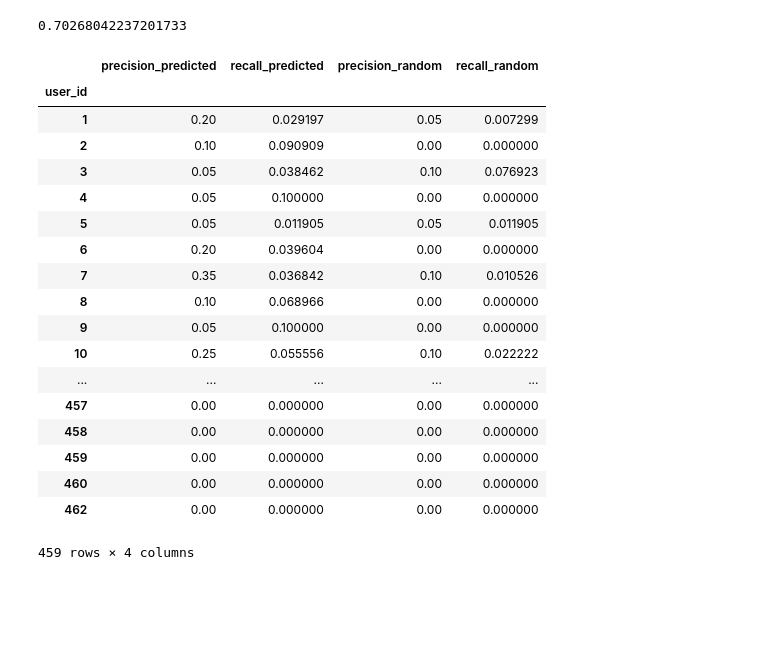
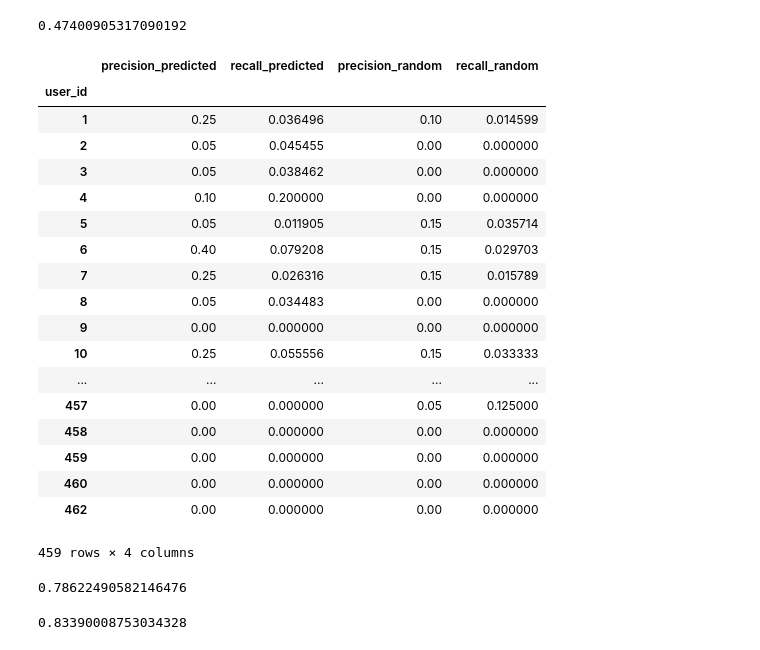
Before and after one commit to hakatan/Sachar, a Jupyter notebook: Task2.ipynb, the cells around one changed output. Saved outputs shown, nothing was run; the diff lists cells and outputs as text; code cells hidden in the pictures; blank space fills up the shorter version.

```diff
--- a/Task2.ipynb
+++ b/Task2.ipynb
@@ -35,18 +35,19 @@ df_train_x_test = merged_item_info_rating_test[['unknown','Action','Adventure','
 df_train_y_test = merged_item_info_rating_test[['item_id','rating']].set_index(['item_id'])
 
 
-model = LinearRegression()
-model.fit(df_train_x_train, df_train_y_train)
-model.score(df_train_x_train, df_train_y_train)
+# model = LinearRegression()
+# model.fit(df_train_x_train, df_train_y_train)
+# model.score(df_train_x_train, df_train_y_train)
 
-y_pred = model.predict(df_train_x_test)
+# y_pred = model.predict(df_train_x_test)
 
-df_train_y_test['prediction'] = y_pred
+df_train_y_test['prediction'] = df_train_y_train['rating']
+df_train_y_test = df_train_y_test.dropna()
 
 MAE = mean_absolute_error(df_train_y_test['rating'], df_train_y_test['prediction'])
 display(MAE)
 # %% [output]
-0.70268042237201733
+0.47400905317090192
 # %%
 sorted_df_train_y_test = df_train_y_test.sort_values(by = 'prediction',ascending=False)
 
@@ -62,48 +63,86 @@ user_precision_predicted = []
 user_recall_predicted = []
 user_precision_random = []
 user_recall_random = []
 
 user_data_frame = []
 
 
 for user in df_user_item_rating_test['user_id'].unique():
     lst[user] = df_user_item_rating_train.loc[df_user_item_rating_train['user_id'] == user]['item_id']
     predicted_recommand[user] = sorted_df_train_y_test.loc[~sorted_df_train_y_test.index.isin(lst[user])].head(20).index
-    random_recommand[user] = sorted_df_train_y_test.sample(20).index
+    random_recommand[user] = sorted_df_train_y_test.loc[~sorted_df_train_y_test.index.isin(lst[user])].sample(20).index
     lst_test_actual[user] = df_user_item_rating_test.loc[df_user_item_rating_test['user_id'] == user]['item_id']
     user_precision_predicted.append(len(set(lst_test_actual[user]).intersection(predicted_recommand[user])) / 20.0)
     user_recall_predicted.append(len(set(lst_test_actual[user]).intersection(predicted_recommand[user])) / (len(lst_test_actual[user]) * 1.0))
     user_precision_random.append(len(set(lst_test_actual[user]).intersection(random_recommand[user])) / 20.0)
     user_recall_random.append(len(set(lst_test_actual[user]).intersection(random_recommand[user])) / (len(lst_test_actual[user]) * 1.0))
     user_data_frame.append(user)
 
 raw_data = {}
 raw_data['user_id'] = user_data_frame
 raw_data['precision_predicted'] = user_precision_predicted
 raw_data['recall_predicted'] = user_recall_predicted
 raw_data['precision_random'] = user_precision_random
 raw_data['recall_random'] = user_recall_random
 
 df_analitics = pd.DataFrame(data = raw_data,index = [user_data_frame],columns = ['user_id','precision_predicted','recall_predicted','precision_random','recall_random'])
 df_analitics = df_analitics.set_index(['user_id'])
 display(df_analitics)
 # %% [output]
 |  | precision_predicted | recall_predicted | precision_random | recall_random |
 | user_id |  |  |  |  |
-| 1 | 0.20 | 0.029197 | 0.05 | 0.007299 |
-| 2 | 0.10 | 0.090909 | 0.00 | 0.000000 |
-| 3 | 0.05 | 0.038462 | 0.10 | 0.076923 |
-| 4 | 0.05 | 0.100000 | 0.00 | 0.000000 |
-| 5 | 0.05 | 0.011905 | 0.05 | 0.011905 |
-| 6 | 0.20 | 0.039604 | 0.00 | 0.000000 |
-| 7 | 0.35 | 0.036842 | 0.10 | 0.010526 |
-| 8 | 0.10 | 0.068966 | 0.00 | 0.000000 |
-| 9 | 0.05 | 0.100000 | 0.00 | 0.000000 |
-| 10 | 0.25 | 0.055556 | 0.10 | 0.022222 |
+| 1 | 0.25 | 0.036496 | 0.10 | 0.014599 |
+| 2 | 0.05 | 0.045455 | 0.00 | 0.000000 |
+| 3 | 0.05 | 0.038462 | 0.00 | 0.000000 |
+| 4 | 0.10 | 0.200000 | 0.00 | 0.000000 |
+| 5 | 0.05 | 0.011905 | 0.15 | 0.035714 |
+| 6 | 0.40 | 0.079208 | 0.15 | 0.029703 |
+| 7 | 0.25 | 0.026316 | 0.15 | 0.015789 |
+| 8 | 0.05 | 0.034483 | 0.00 | 0.000000 |
+| 9 | 0.00 | 0.000000 | 0.00 | 0.000000 |
+| 10 | 0.25 | 0.055556 | 0.15 | 0.033333 |
 | ... | ... | ... | ... | ... |
-| 457 | 0.00 | 0.000000 | 0.00 | 0.000000 |
+| 457 | 0.00 | 0.000000 | 0.05 | 0.125000 |
 | 458 | 0.00 | 0.000000 | 0.00 | 0.000000 |
 | 459 | 0.00 | 0.000000 | 0.00 | 0.000000 |
 | 460 | 0.00 | 0.000000 | 0.00 | 0.000000 |
 | 462 | 0.00 | 0.000000 | 0.00 | 0.000000 |
 459 rows × 4 columns
+# %%
+df_users = pd.read_csv(".\\ml-100k_u1\\u.user",delimiter='|',names=['user_id','age','gender','occupation','zip_code'])
+
+#train
+df_users_base=pd.merge(df_users,df_user_item_rating_train)
+
+df_male_rating=df_users_base.loc[df_users_base['gender']== 'M'][['item_id','rating']]
+df_female_rating=df_users_base.loc[df_users_base['gender']== 'F'][['item_id','rating']]
+
+df_male_mean_train=df_male_rating.groupby('item_id',as_index=False).mean()
+df_female_mean_train=df_female_rating.groupby('item_id',as_index=False).mean()
+
+#test
+df_users_test=pd.merge(df_users,df_user_item_rating_test)
+
+df_male_rating=df_users_test.loc[df_users_base['gender']== 'M'][['item_id','rating']]
+df_female_rating=df_users_test.loc[df_users_base['gender']== 'F'][['item_id','rating']]
+
+df_male_mean_test=df_male_rating.groupby('item_id',as_index=False).mean().set_index(['item_id'])
+df_female_mean_test=df_female_rating.groupby('item_id',as_index=False).mean().set_index(['item_id'])
+
+
+#compare male
+df_male_mean_test['prediction'] = df_male_mean_train['rating']
+df_male_mean_test_mae = df_male_mean_test.dropna()
+
+MAE = mean_absolute_error(df_male_mean_test_mae['rating'], df_male_mean_test_mae['prediction'])
+display(MAE)
+
+#compare female
+df_female_mean_test['prediction'] = df_female_mean_train['rating']
+df_female_mean_test_mae = df_female_mean_test.dropna()
+
+MAE = mean_absolute_error(df_female_mean_test_mae['rating'], df_female_mean_test_mae['prediction'])
+display(MAE)
+# %% [output]
+0.78622490582146476
+0.83390008753034328
```
Also changed, not shown: parts of 1 cell of this notebook.
